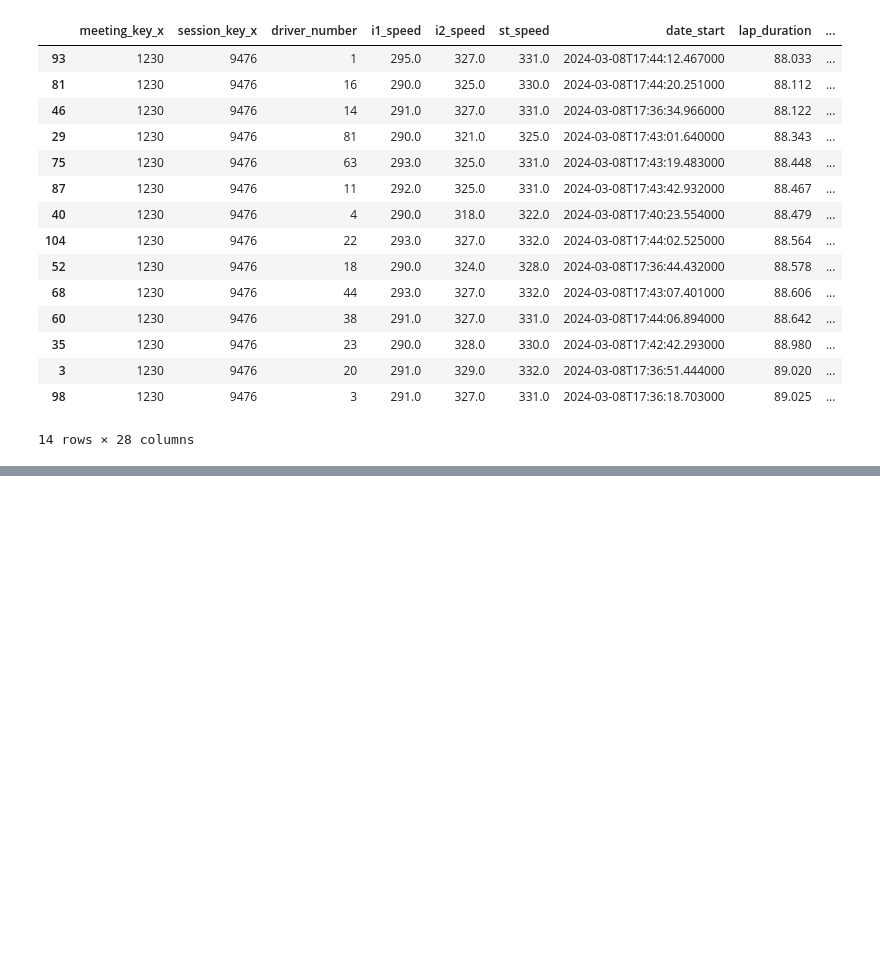
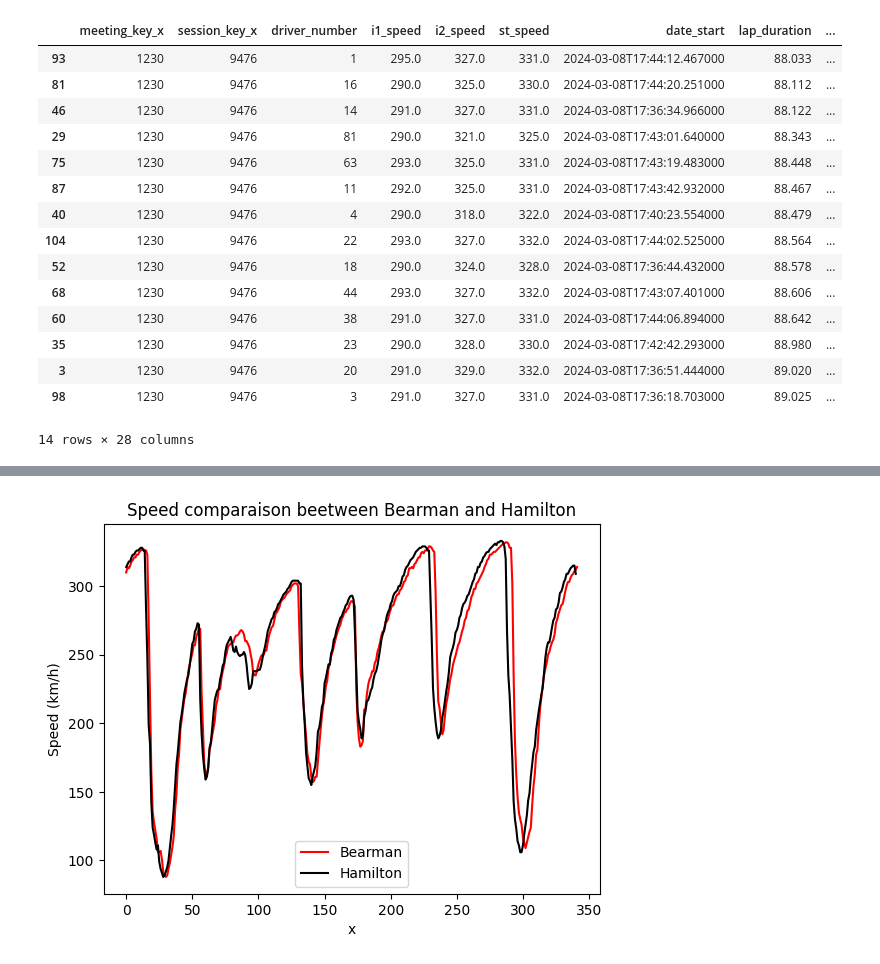
Before and after one commit to frankdelpiero/F1_notebooks, a Jupyter notebook: F1_24/SaudiArabia_Resume.ipynb, the cells around one changed output, grey strips where cells are left out. Drawn from its saved outputs; the diff is of its cells as text; code cells hidden in the pictures; blank space fills up the shorter version.

```diff
--- a/F1_24/SaudiArabia_Resume.ipynb
+++ b/F1_24/SaudiArabia_Resume.ipynb
@@ -942,0 +923,12 @@ figure.tight_layout()
+# %%
+#plt.scatter(x, y)
+plt.plot(bestQ2LapBearman.index, bestQ2LapBearman.speed,label="Bearman",color="red")
+plt.plot(bestQ2LapHamilton.index, bestQ2LapHamilton.speed,label="Hamilton",color="black")
+plt.title("Speed comparaison beetween Bearman and Hamilton")
+plt.xlabel("x")
+plt.ylabel("Speed (km/h)")
+plt.legend()
+plt.show()
+figure.tight_layout()
+# %% [output]
+[figure, added]
```
Also changed, not shown: parts of 27 cells of this notebook.
